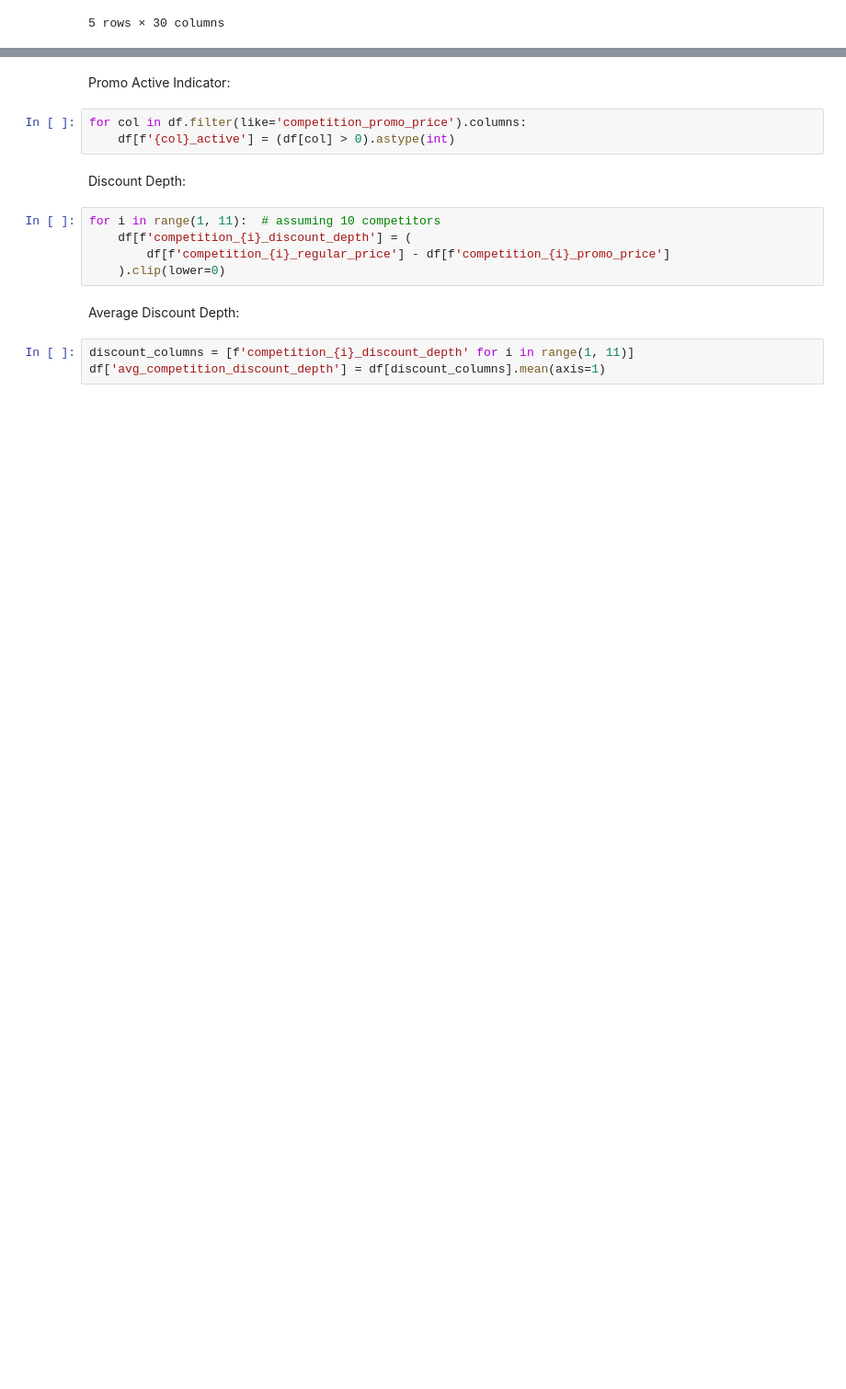
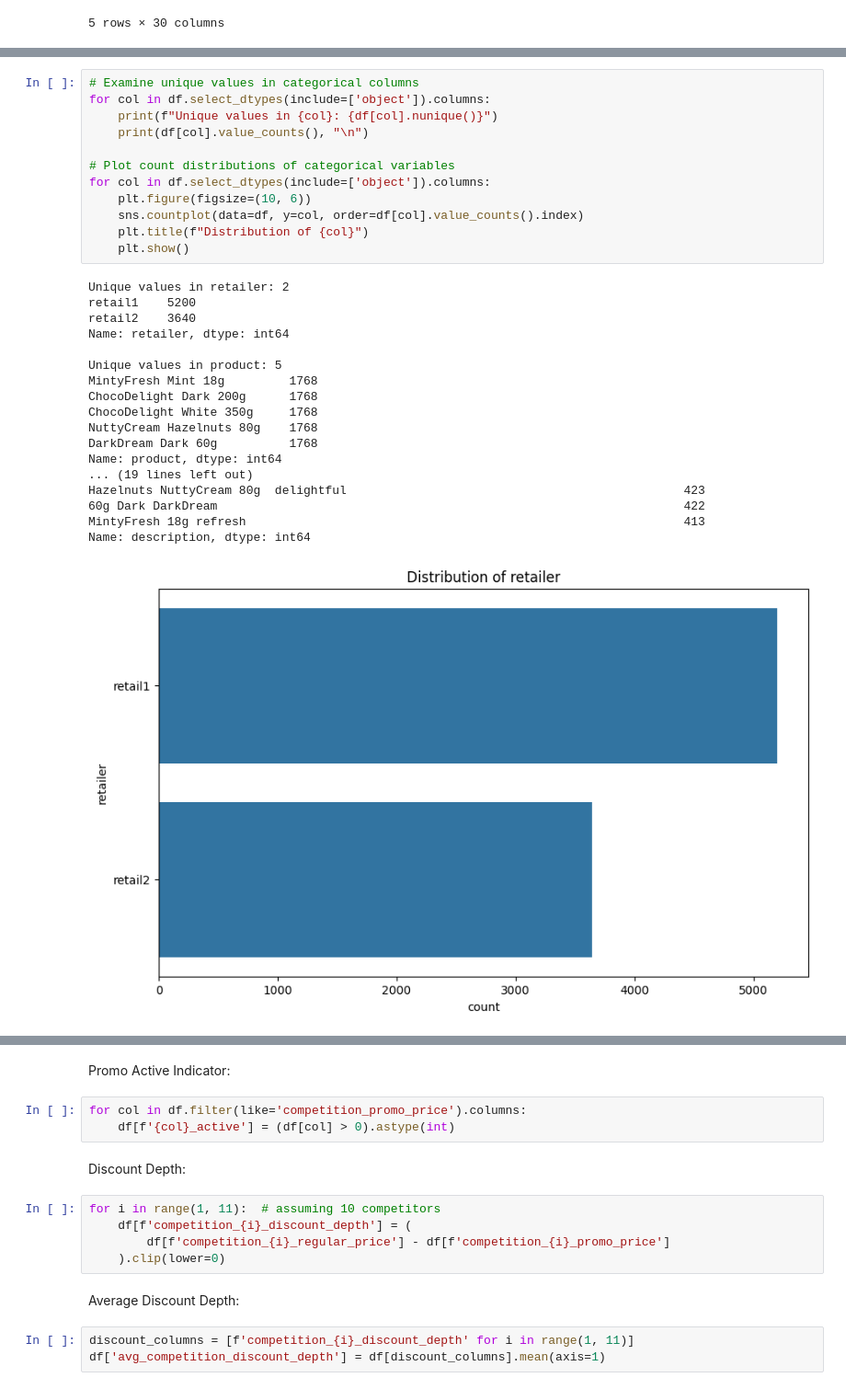
Before and after one commit to cianolan1/Ferrero_Tech_Assesment, a Jupyter notebook: notebooks/data_exploration/1_data_exploration.ipynb, the cells around one changed output, grey strips where cells are left out. Shown at 92% size. Saved outputs shown, nothing was run; the diff lists cells and outputs as text; blank space fills up the shorter version.

```diff
--- a/notebooks/data_exploration/1_data_exploration.ipynb
+++ b/notebooks/data_exploration/1_data_exploration.ipynb
@@ -46,0 +122,31 @@ max                      17.315685    99.996789     9.999793    21.049790
+# %%
+# Examine unique values in categorical columns
+for col in df.select_dtypes(include=['object']).columns:
+    print(f"Unique values in {col}: {df[col].nunique()}")
+    print(df[col].value_counts(), "\n")
+
+# Plot count distributions of categorical variables
+for col in df.select_dtypes(include=['object']).columns:
+    plt.figure(figsize=(10, 6))
+    sns.countplot(data=df, y=col, order=df[col].value_counts().index)
+    plt.title(f"Distribution of {col}")
+    plt.show()
+# %% [output]
+Unique values in retailer: 2
+retail1    5200
+retail2    3640
+Name: retailer, dtype: int64
+
+Unique values in product: 5
+MintyFresh Mint 18g         1768
+ChocoDelight Dark 200g      1768
+ChocoDelight White 350g     1768
+NuttyCream Hazelnuts 80g    1768
+DarkDream Dark 60g          1768
+Name: product, dtype: int64
+... (19 lines left out)
+Hazelnuts NuttyCream 80g  delightful                                               423
+60g Dark DarkDream                                                                 422
+MintyFresh 18g refresh                                                             413
+Name: description, dtype: int64
+[figure, added]
```
Also changed, not shown: parts of 10 cells of this notebook, 1 other file.
